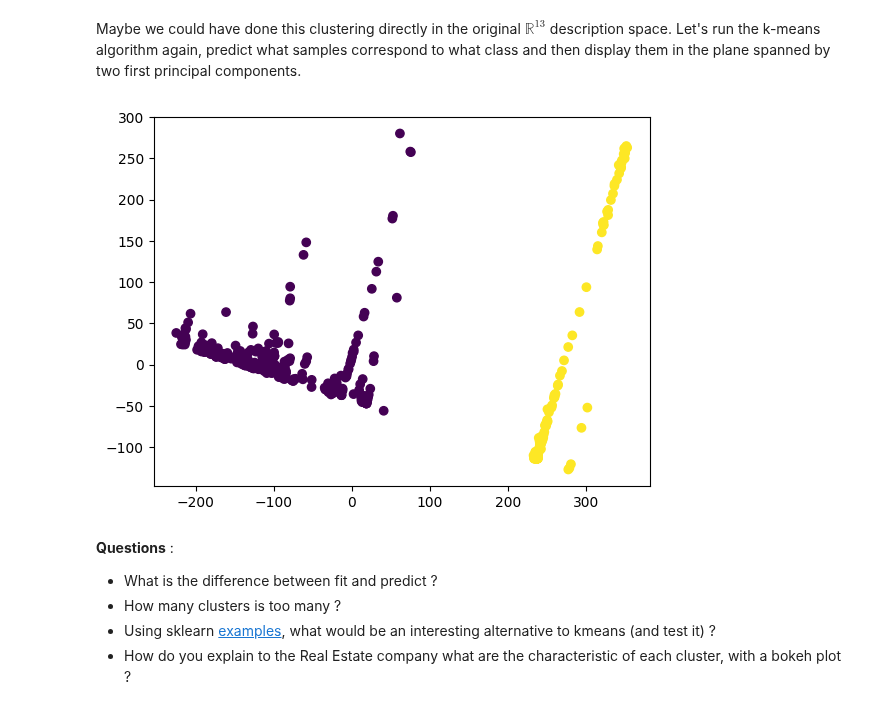
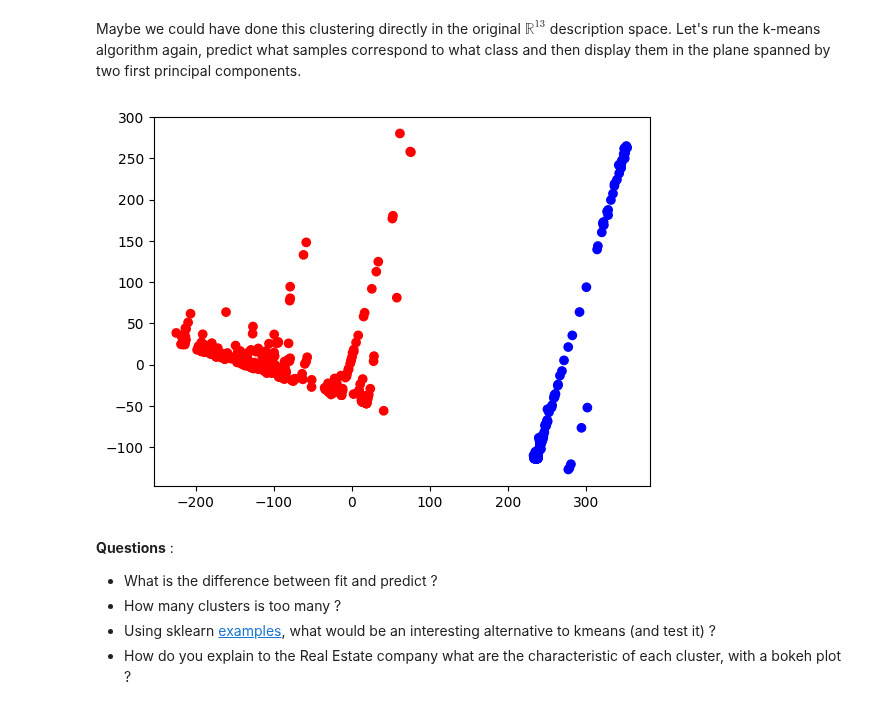
Before and after one commit to SupaeroDataScience/machine-learning, a Jupyter notebook: 1 - Unsupervised Learning/Unsupervised Learning.ipynb, the cells around one changed output. Saved outputs shown, nothing was run; the diff lists cells and outputs as text; code cells hidden in the pictures.

```diff
--- a/1 - Unsupervised Learning/Unsupervised Learning.ipynb
+++ b/1 - Unsupervised Learning/Unsupervised Learning.ipynb
@@ -92,4 +104,4 @@ Ok, let's retrain the same PCA so that it provides a projection operator on the
 # %%
 boston_pca = PCA(n_components=2)
 boston_pca.fit_transform(X)
-# X_proj = boston_pca.transform(X)
+X_proj = boston_pca.transform(X)
@@ -156,10 +159,11 @@ Maybe we could have done this clustering directly in the original $\mathbb{R}^{1
 # %%
 boston_kmeans2 = KMeans(n_clusters=2)
 boston_kmeans2.fit(X)
 y_pred = boston_kmeans2.predict(X)
-plt.scatter(X_proj[:,0], X_proj[:,1], c=y_pred);
+custom_colors = ['red', 'blue']
+plt.scatter(X_proj[:,0], X_proj[:,1], c=[custom_colors[label] for label in y_pred]);
 # %% [output]
-[figure, old version]
+[figure, new version]
 # %% [markdown]
 **Questions** :
 - What is the difference between fit and predict ?
```
Also changed, not shown: parts of 12 cells of this notebook, 4 other files.
